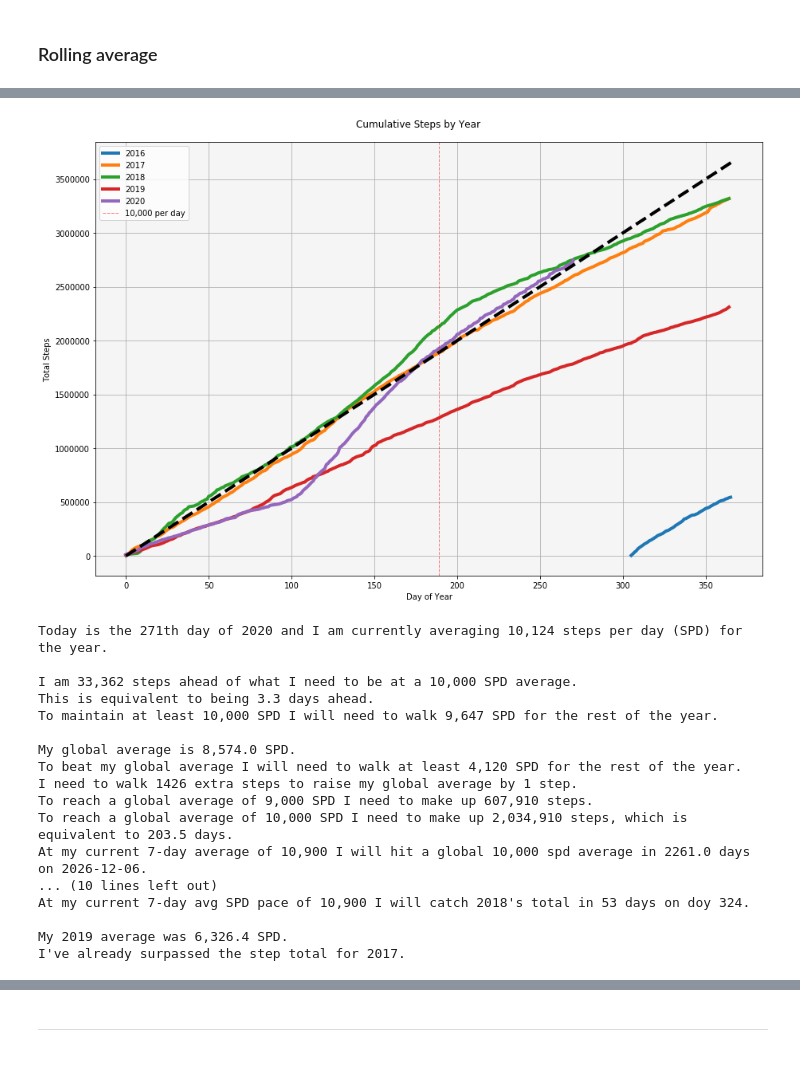
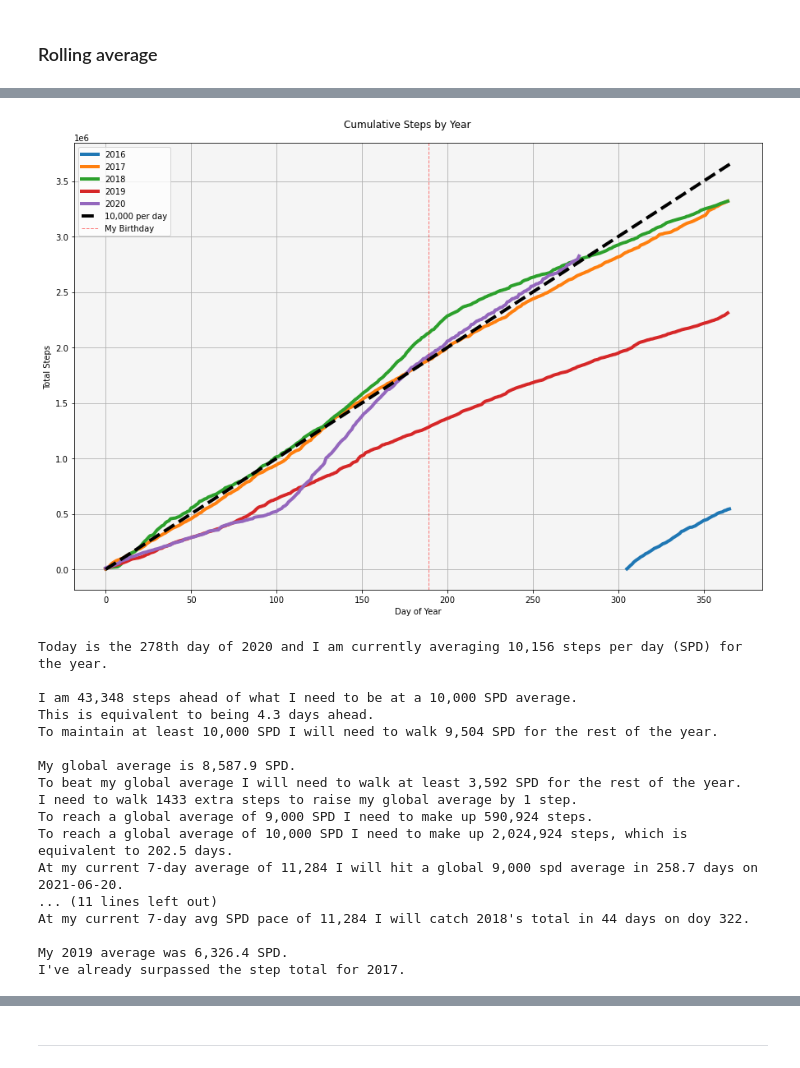
Before and after one commit to gregmames/HealthTracking, a Jupyter notebook: apple_health_data_processor.ipynb, the cells around one changed output, grey strips where cells are left out. Saved outputs shown, nothing was run; the diff lists cells and outputs as text; code cells hidden in the pictures.

```diff
--- a/apple_health_data_processor.ipynb
+++ b/apple_health_data_processor.ipynb
@@ -227,31 +258,31 @@ My current deficit is 2,034,910 steps
 # %%
 df = steps_by_date.copy()
 df['date'] = pd.to_datetime(df['date'])
 df['year'] = df['date'].dt.year
 df['doy'] = df['date'].dt.dayofyear
 
 steps_by_year = pd.pivot_table(df, index='doy', columns='year', values='Steps'\
                                , aggfunc='sum').reset_index().rename_axis(None, axis=1)
 
 plt.figure(figsize=[15,10])
 ax = plt.gca()
 ax.set_facecolor('whitesmoke')
 plt.suptitle('Cumulative Steps by Year', fontsize=12, y=.92)
 plt.grid(True)
 plt.plot(steps_by_year[2016].cumsum(), label='2016', linewidth=4)
 plt.plot(steps_by_year[2017].cumsum(), label='2017', linewidth=4)
 plt.plot(steps_by_year[2018].cumsum(), label='2018', linewidth=4)
 plt.plot(steps_by_year[2019].cumsum(), label='2019', linewidth=4)
 plt.plot(steps_by_year[2020].cumsum(), label='2020', linewidth=4)
 x1, y1 = [0,366], [0,3660000]
-plt.plot(x1,y1, linewidth = 4, linestyle='dashed', c='k')
-ax.axvline(189, linewidth=1, color='r', linestyle='dashed', alpha=0.5, label="10,000 per day")
+plt.plot(x1,y1, linewidth = 4, linestyle='dashed', c='k', label="10,000 per day")
+ax.axvline(189, linewidth=1, color='r', linestyle='dashed', alpha=0.5, label="My Birthday")
 plt.ylabel("Total Steps")
 plt.xlabel("Day of Year")
 plt.legend(loc=2)
 plt.show()
 # %% [output]
-[figure, old version]
+[figure, new version]
 # %%
 ### Steps needed to get on track
 
@@ -318,6 +349,11 @@ print("To reach a global average of 10,000 SPD I need to make up {:,} steps, whi
               round((steps_by_date2.shape[0]*10000-steps_by_date2.Steps.sum())/10000,1)))
 
 if(rolling7>10000):
+    print("At my current 7-day average of {:,} I will hit a global 9,000 spd average in {} days on {}."\
+      .format(rolling7,\
+              round((steps_by_date2.shape[0]*9000-steps_by_date2.Steps.sum())/(rolling7-9000),1),\
+             (datetime.today()+ td(days=(steps_by_date2.shape[0]*9000-steps_by_date2.Steps.sum())/(rolling7-9000)))\
+              .strftime('%Y-%m-%d')))
     print("At my current 7-day average of {:,} I will hit a global 10,000 spd average in {} days on {}."\
       .format(rolling7,\
               round((steps_by_date2.shape[0]*10000-steps_by_date2.Steps.sum())/(rolling7-10000),1),\
@@ -363,20 +399,20 @@ for i in [1,2,3]:
     else:
         print("I've already surpassed the step total for {}.".format(yearly_totals.index[1].year))
 # %% [output]
-Today is the 271th day of 2020 and I am currently averaging 10,124 steps per day (SPD) for the year.
+Today is the 278th day of 2020 and I am currently averaging 10,156 steps per day (SPD) for the year.
 
-I am 33,362 steps ahead of what I need to be at a 10,000 SPD average.
-This is equivalent to being 3.3 days ahead.
-To maintain at least 10,000 SPD I will need to walk 9,647 SPD for the rest of the year.
+I am 43,348 steps ahead of what I need to be at a 10,000 SPD average.
+This is equivalent to being 4.3 days ahead.
+To maintain at least 10,000 SPD I will need to walk 9,504 SPD for the rest of the year.
 
-My global average is 8,574.0 SPD.
-To beat my global average I will need to walk at least 4,120 SPD for the rest of the year.
-I need to walk 1426 extra steps to raise my global average by 1 step.
-To reach a global average of 9,000 SPD I need to make up 607,910 steps.
-To reach a global average of 10,000 SPD I need to make up 2,034,910 steps, which is equivalent to 203.5 days.
-At my current 7-day average of 10,900 I will hit a global 10,000 spd average in 2261.0 days on 2026-12-06.
-... (10 lines left out)
-At my current 7-day avg SPD pace of 10,900 I will catch 2018's total in 53 days on doy 324.
+My global average is 8,587.9 SPD.
+To beat my global average I will need to walk at least 3,592 SPD for the rest of the year.
+I need to walk 1433 extra steps to raise my global average by 1 step.
+To reach a global average of 9,000 SPD I need to make up 590,924 steps.
+To reach a global average of 10,000 SPD I need to make up 2,024,924 steps, which is equivalent to 202.5 days.
+At my current 7-day average of 11,284 I will hit a global 9,000 spd average in 258.7 days on 2021-06-20.
+... (11 lines left out)
+At my current 7-day avg SPD pace of 11,284 I will catch 2018's total in 44 days on doy 322.
 
 My 2019 average was 6,326.4 SPD.
 I've already surpassed the step total for 2017.
```
Also changed, not shown: parts of 27 cells of this notebook.
